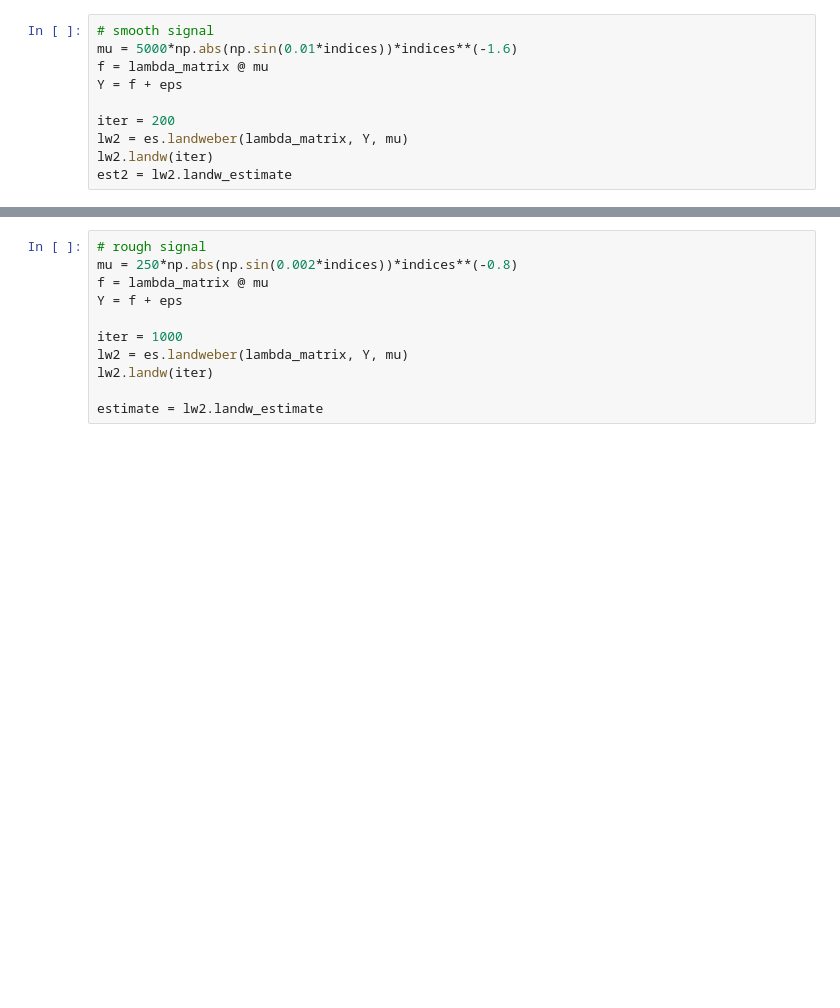
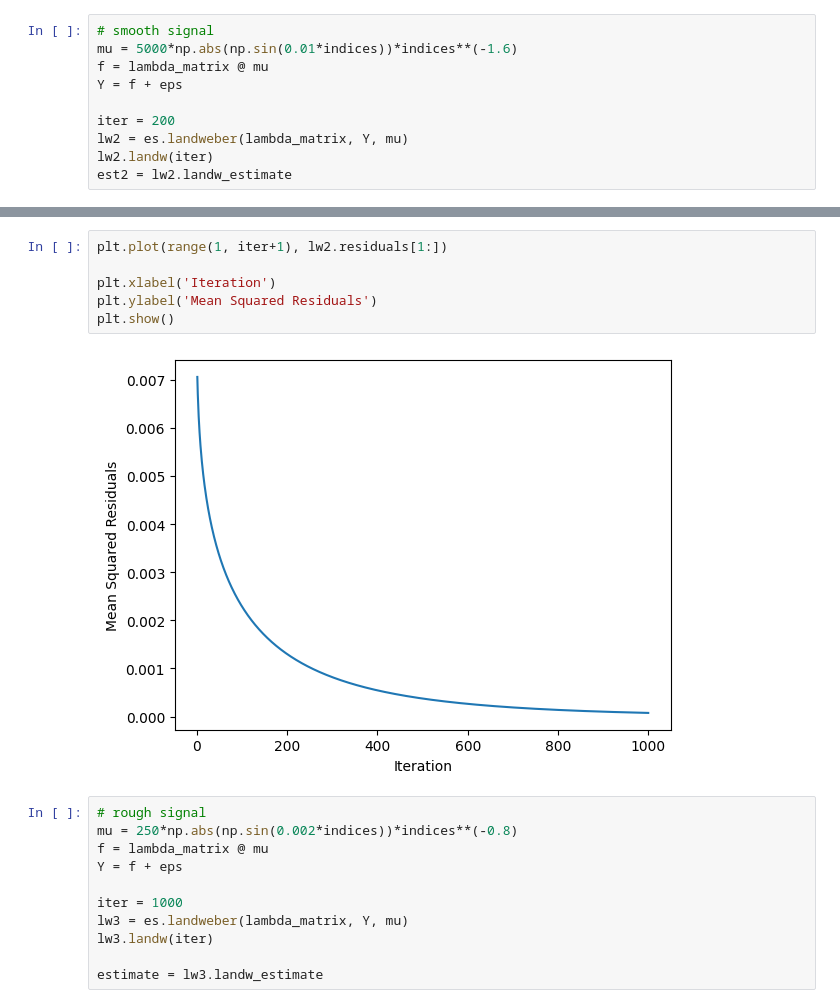
Before and after one commit to EarlyStop/EarlyStopping, a Jupyter notebook: notebooks/LandweberExample.ipynb, the cells around one changed output, grey strips where cells are left out. Saved outputs shown, nothing was run; the diff lists cells and outputs as text; blank space fills up the shorter version.

```diff
--- a/notebooks/LandweberExample.ipynb
+++ b/notebooks/LandweberExample.ipynb
@@ -51,3 +58,11 @@ plt.show()
+# %%
+plt.plot(range(1, iter+1), lw2.residuals[1:])
+
+plt.xlabel('Iteration')
+plt.ylabel('Mean Squared Residuals')
+plt.show()
+# %% [output]
+[figure, added]
 # %%
 # rough signal
 mu = 250*np.abs(np.sin(0.002*indices))*indices**(-0.8)
@@ -55,8 +70,8 @@ f = lambda_matrix @ mu
 Y = f + eps
 
 iter = 1000
-lw2 = es.landweber(lambda_matrix, Y, mu)
-lw2.landw(iter)
+lw3 = es.landweber(lambda_matrix, Y, mu)
+lw3.landw(iter)
 
-estimate = lw2.landw_estimate
+estimate = lw3.landw_estimate
 # %%
```
Also changed, not shown: parts of 6 cells of this notebook.
